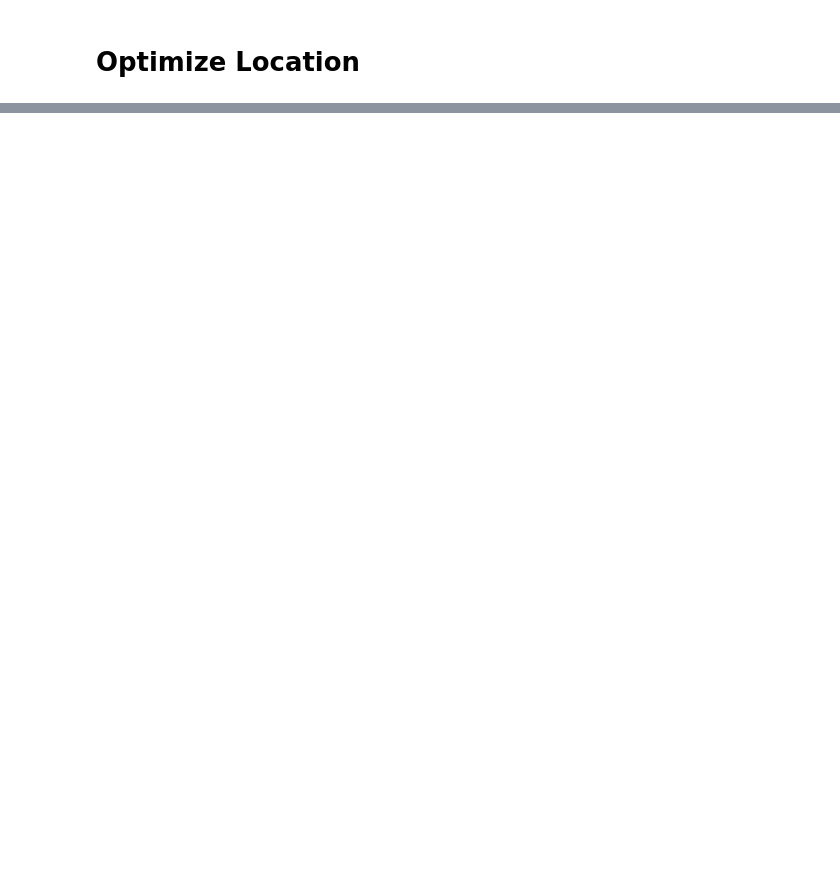
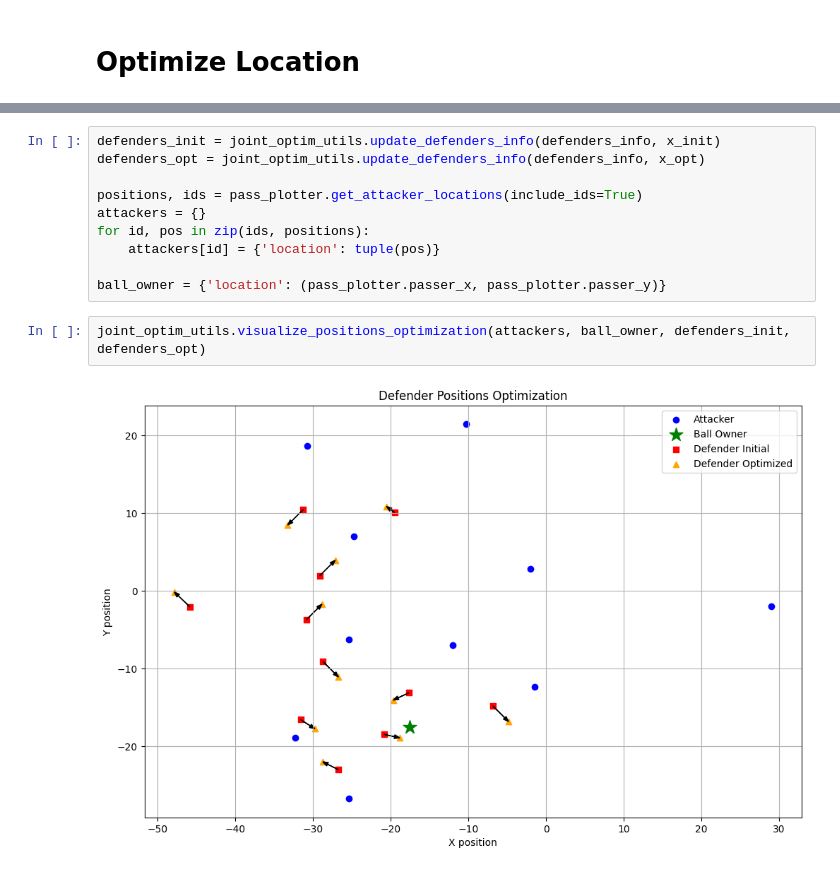
Before and after one commit to ariskoutris/defensive-passing-networks, a Jupyter notebook: src/notebooks/joint_position_optimization.ipynb, the cells around one changed output, grey strips where cells are left out. Cells and saved outputs as stored; diff of their text form; blank space fills up the shorter version.

```diff
--- a/src/notebooks/joint_position_optimization.ipynb
+++ b/src/notebooks/joint_position_optimization.ipynb
@@ -145,0 +81,14 @@ distance: 4.145108717300452
+# %%
+defenders_init = joint_optim_utils.update_defenders_info(defenders_info, x_init)
+defenders_opt = joint_optim_utils.update_defenders_info(defenders_info, x_opt)
+
+positions, ids = pass_plotter.get_attacker_locations(include_ids=True)
+attackers = {}
+for id, pos in zip(ids, positions):
+    attackers[id] = {'location': tuple(pos)}
+
+ball_owner = {'location': (pass_plotter.passer_x, pass_plotter.passer_y)}
+# %%
+joint_optim_utils.visualize_positions_optimization(attackers, ball_owner, defenders_init, defenders_opt)
+# %% [output]
+[figure, added]
```
Also changed, not shown: parts of 12 cells of this notebook, 2 other files.
